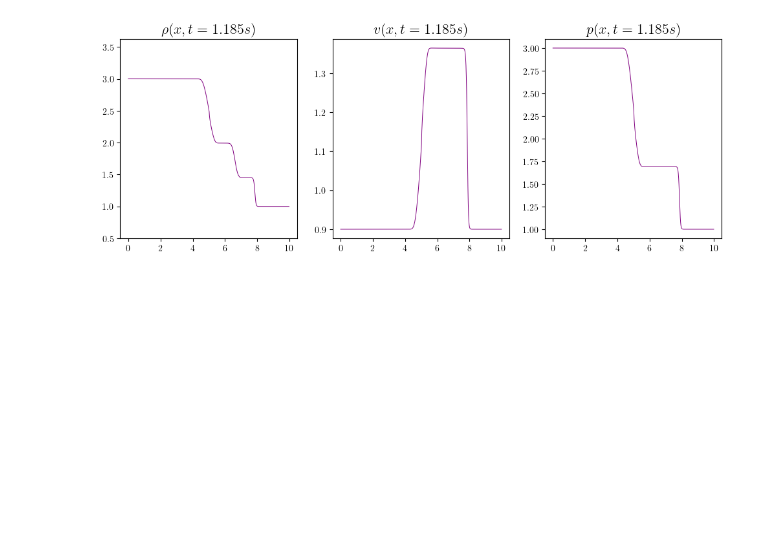
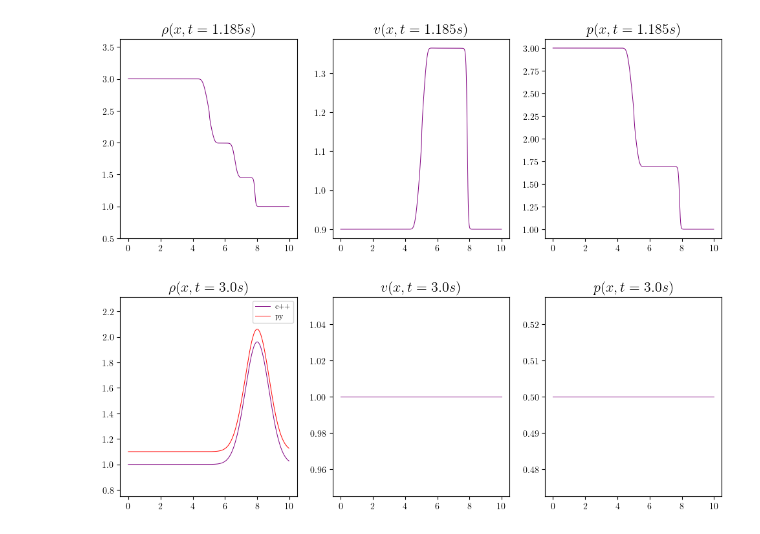
Before and after one commit to highchen147/tesis, a Jupyter notebook: euler1D/plots_en_TDG/set1_graficas.ipynb, the cells around one changed output. Drawn from its saved outputs; the diff is of its cells as text; code cells hidden in the pictures; blank space fills up the shorter version.

Commit message:
testing graficas con pyclaw

```diff
--- a/euler1D/plots_en_TDG/set1_graficas.ipynb
+++ b/euler1D/plots_en_TDG/set1_graficas.ipynb
@@ -241,3 +241,53 @@ for instante in instantes_a_graficar:
     plt.savefig(f'set3/{folder_resultado}/{time_stamp}.pdf',bbox_inches='tight', pad_inches=0.1, format='pdf')
 # %% [output]
 [figure]
+# %%
+folder_resultado = ""
+folder_resultado = "py_gauss199"
+path_folder = f"..\\data\\{folder_resultado}\\"
+directorios = {var: path_folder + var + ".dat" for var in ["densidad", "velocidad", "presion"]}
+
+data_variable = {}
+data_variable["densidad"] = pd.read_csv(directorios.get("densidad"), delimiter="\t", names=["t", "x", "rho"])
+data_variable["velocidad"] = pd.read_csv(directorios.get("velocidad"), delimiter="\t", names=["t", "x", "u"])
+data_variable["presion"] = pd.read_csv(directorios.get("presion"), delimiter="\t", names=["t", "x", "p"])
+
+data_variable = {x: asignar_instantes(data_variable[x]) for x in data_variable.keys()}
+datos = data_variable["densidad"].join(data_variable["velocidad"]["u"]).join(data_variable["presion"]["p"])
+plt.rcParams['font.family'] = 'serif'
+plt.rcParams['text.usetex'] = True
+plt.rcParams['text.latex.preamble'] = r'\usepackage{amsmath}'
+instantes_a_graficar = [1, 2, 3, 4, 5, 6]
+fig, (ax1, ax2, ax3) = plt.subplots(1, 3, figsize=(12, 4))
+ax1: plt.Axes
+ax2: plt.Axes
+ax3: plt.Axes
+for instante in instantes_a_graficar:
+
+    time_stamp = instante
+    frame_datos = datos.query("Instante == @time_stamp")
+    time_secs = frame_datos["t"].values[0]
+    ax1.clear()
+    # Configuraciones plots
+    tamaño_titulo = 16
+    margen = 0.25
+    min_rho = datos['rho'].min()
+    max_rho = datos['rho'].max()
+    min_rho = min_rho - (max_rho-min_rho)*margen
+    max_rho = max_rho + (max_rho-min_rho)*margen
+    ax1.set_ylim(min_rho, max_rho)
+
+
+    ax1.plot(frame_datos["x"], frame_datos["rho"], label="c++",color="purple", linewidth = 0.7)
+    ax1.plot(frame_datos["x"], frame_datos["rho"]+0.1, label="py",color="red", linewidth = 0.7)
+    ax1.set_title(r"$\rho(x, t =" + str(time_secs) + r"s)$", fontsize=tamaño_titulo)
+    ax2.clear()
+    ax2.plot(frame_datos["x"], frame_datos["u"], color="purple", linewidth = 0.7)
+    ax2.set_title(r"$v(x, t =" + str(time_secs) + r"s)$", fontsize=tamaño_titulo)
+    ax3.clear()
+    ax3.plot(frame_datos["x"], frame_datos["p"], color="purple", linewidth = 0.7)
+    ax3.set_title(r"$p(x, t =" + str(time_secs) + r"s)$", fontsize=tamaño_titulo)
+    ax1.legend(fontsize = 8)
+    plt.savefig(f'py_sin_claw/{folder_resultado}/{time_stamp}.pdf',bbox_inches='tight', pad_inches=0.1, format='pdf')
+# %% [output]
+[figure, added]
```
Also changed, not shown: 6 other files.
